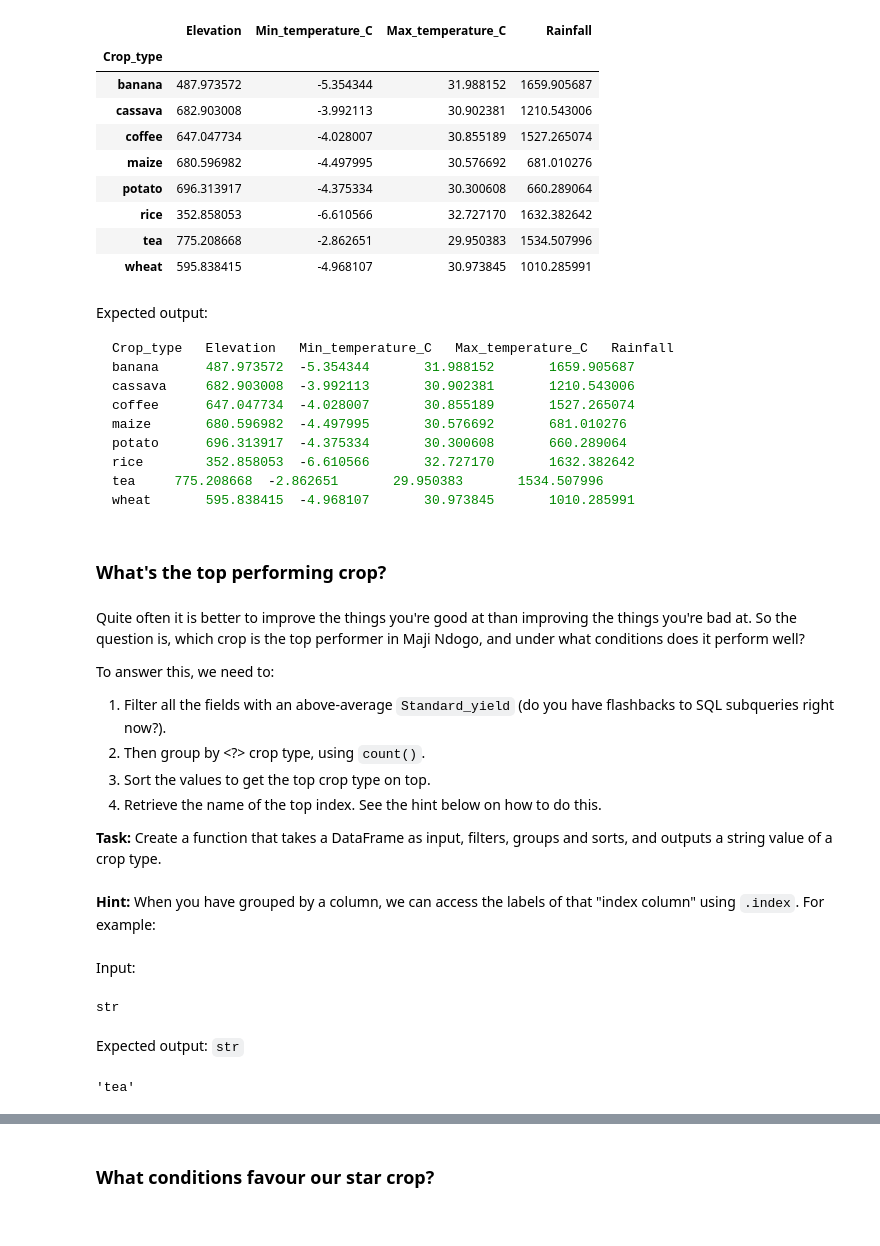
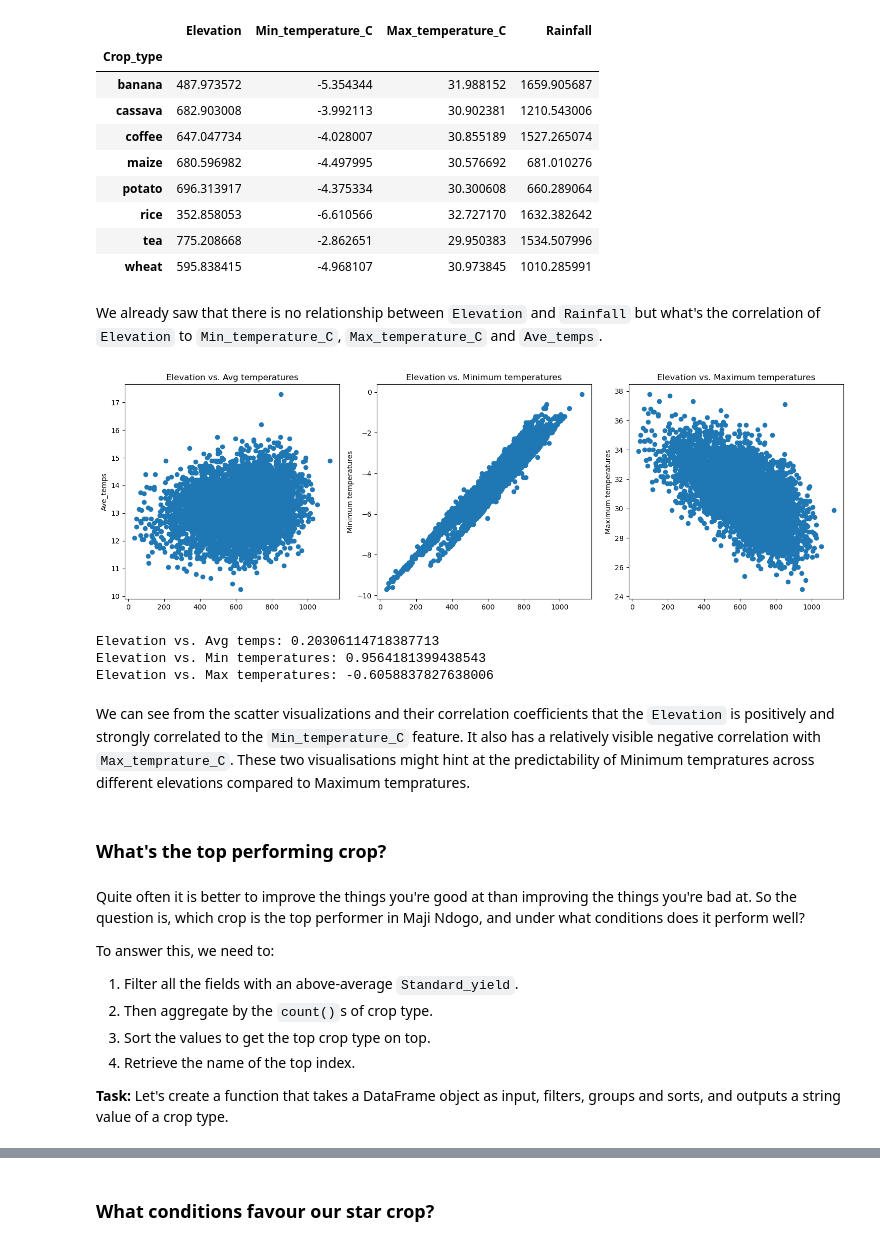
Before and after one commit to kelvinziroh/farm_survey, a Jupyter notebook: notebooks/farm_survey_part_1.ipynb, the cells around one changed output, grey strips where cells are left out. Drawn from its saved outputs; the diff is of its cells as text; code cells hidden in the pictures.

````diff
--- a/notebooks/farm_survey_part_1.ipynb
+++ b/notebooks/farm_survey_part_1.ipynb
@@ -365,31 +488,59 @@ climate_geography_influence(MD_agric_df, 'Crop_type')
 | rice | 352.858053 | -6.610566 | 32.727170 | 1632.382642 |
 | tea | 775.208668 | -2.862651 | 29.950383 | 1534.507996 |
 | wheat | 595.838415 | -4.968107 | 30.973845 | 1010.285991 |
-# %% [markdown]
-Expected output:
-
-```sql
-Crop_type 	Elevation	Min_temperature_C	Max_temperature_C	Rainfall
-banana		487.973572	-5.354344		31.988152	    1659.905687
-cassava		682.903008	-3.992113		30.902381	    1210.543006
-coffee		647.047734	-4.028007		30.855189	    1527.265074
-maize		680.596982	-4.497995		30.576692	    681.010276
-potato		696.313917	-4.375334		30.300608	    660.289064
-rice		352.858053	-6.610566		32.727170	    1632.382642
-tea		775.208668	-2.862651		29.950383	    1534.507996
-wheat		595.838415	-4.968107		30.973845	    1010.285991
-```
+# %% [markdown]
+We already saw that there is no relationship between `Elevation` and `Rainfall` but what's the correlation of `Elevation` to `Min_temperature_C`, `Max_temperature_C` and `Ave_temps`.
+# %%
+# Create a plot with subplots comparing the correlation of elevation and the temperature features
+fig, axs = plt.subplots(1, 3, figsize=(15, 5))
+
+# Create a scatter plot of elevation and ave_temps
+axs[0].scatter(MD_agric_df['Elevation'], MD_agric_df['Ave_temps'])
+axs[0].set_title("Elevation vs. Avg temperatures")
+axs[0].set_ylabel("Ave_temps")
+
+# Add a scatter plot of elevation vs min_temperature_c
+axs[1].scatter(MD_agric_df['Elevation'], MD_agric_df['Min_temperature_C'])
+axs[1].set_title("Elevation vs. Minimum temperatures")
+axs[1].set_ylabel("Minimum temperatures")
+
+# Add a scatter plot of elevation vs max_temperature_c
+axs[2].scatter(MD_agric_df['Elevation'], MD_agric_df['Max_temperature_C'])
+axs[2].set_title("Elevation vs. Maximum temperatures")
+axs[2].set_ylabel("Maximum temperatures")
+
+# Adjust the layout of the plot
+plt.tight_layout()
+
+# Display the plot
+plt.show()
+# %% [output]
+[figure, added]
+# %%
+# Let's calculate the correlation coefficients between the three variables
+elevation_avg_temps_corr = MD_agric_df['Elevation'].corr(MD_agric_df['Ave_temps'])
+elevation_min_temps_corr = MD_agric_df['Elevation'].corr(MD_agric_df['Min_temperature_C'])
+elevation_max_temps_corr = MD_agric_df['Elevation'].corr(MD_agric_df['Max_temperature_C'])
+
+# Display their correlation coefficients
+print("Elevation vs. Avg temps:", elevation_avg_temps_corr)
+print("Elevation vs. Min temperatures:", elevation_min_temps_corr)
+print("Elevation vs. Max temperatures:", elevation_max_temps_corr)
+# %% [output]
+Elevation vs. Avg temps: 0.20306114718387713
+Elevation vs. Min temperatures: 0.9564181399438543
+Elevation vs. Max temperatures: -0.6058837827638006
+# %% [markdown]
+We can see from the scatter visualizations and their correlation coefficients that the `Elevation` is positively and strongly correlated to the `Min_temperature_C` feature. It also has a relatively visible negative correlation with `Max_temprature_C`. These two visualisations might hint at the predictability of Minimum tempratures across different elevations compared to Maximum tempratures.
 # %% [markdown]
 ### What's the top performing crop?
 # %% [markdown]
 Quite often it is better to improve the things you're good at than improving the things you're bad at. So the question is, which crop is the top performer in Maji Ndogo, and under what conditions does it perform well?
 
 To answer this, we need to:
-1. Filter all the fields with an above-average `Standard_yield` (do you have flashbacks to SQL subqueries right now?).
-2. Then group by <?> crop type, using `count()`.
+1. Filter all the fields with an above-average `Standard_yield`.
+2. Then aggregate by the `count()`s of crop type.
 3. Sort the values to get the top crop type on top.
-4. Retrieve the name of the top index. See the hint below on how to do this.
+4. Retrieve the name of the top index.
 
-**Task:** Create a function that takes a DataFrame as input, filters, groups and sorts, and outputs a string value of a crop type.
+**Task:** Let's create a function that takes a DataFrame object as input, filters, groups and sorts, and outputs a string value of a crop type.
-# %% [markdown]
-**Hint:** When you have grouped by a column, we can access the labels of that "index column" using `.index`. For example:
@@ -411,12 +555,0 @@ def find_ideal_fields(df):
-# %% [markdown]
-Input:
-# %%
-type(find_ideal_fields(MD_agric_df))
-# %% [output]
-str
-# %% [markdown]
-Expected output: `str`
-# %%
-find_ideal_fields(MD_agric_df)
-# %% [output]
-'tea'
````
Also changed, not shown: parts of 65 cells of this notebook.
